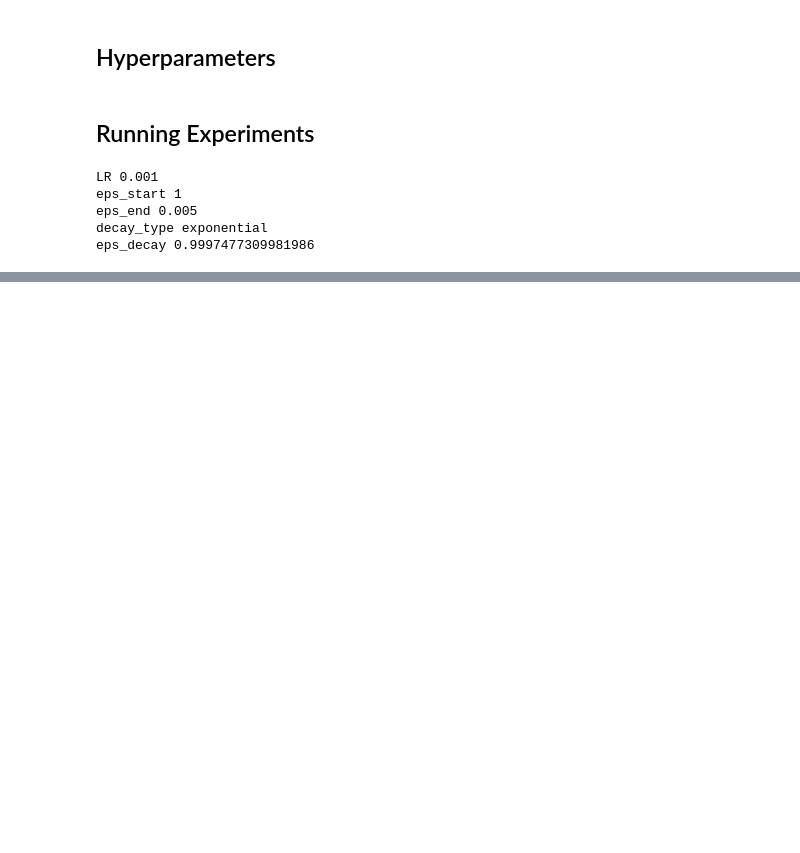
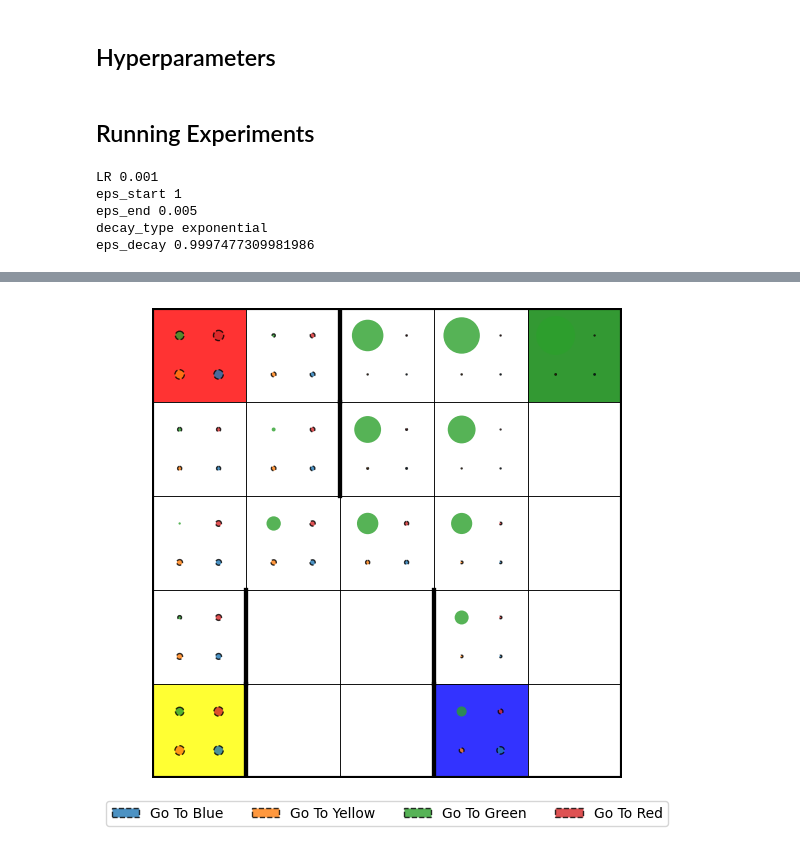
Before and after one commit to JG-0212/DA6400_RL_PA3, a Jupyter notebook: smdp_training.ipynb, the cells around one changed output, grey strips where cells are left out. Cells and saved outputs as stored; diff of their text form; code cells hidden in the pictures; blank space fills up the shorter version.

```diff
--- a/smdp_training.ipynb
+++ b/smdp_training.ipynb
@@ -69,14 +69,16 @@ def get_termination(source):
 
 initiation_set = [True for i in range(500)]
 
+color_map = {tu.RED:"Red", tu.GREEN:"Green", tu.YELLOW:"Yellow", tu.BLUE:"Blue"}
 options = [
     Option(index = i,
            initiation_set = initiation_set,
-           policy = MoveTaxiPolicy(tu.COLOR_TO_LOC[i]),
-           termination = get_termination(tu.COLOR_TO_LOC[i]),
-           seed=0
+           policy = MoveTaxiPolicy(tu.COLOR_TO_LOC[color]),
+           termination = get_termination(tu.COLOR_TO_LOC[color]),
+           seed=0,
+           label = f"Go To {color_map[color]}"
     )
-    for i in [tu.RED, tu.GREEN, tu.YELLOW, tu.BLUE]
+    for i, color in enumerate([tu.BLUE, tu.YELLOW, tu.GREEN, tu.RED])
 ]
 # %%
 env = gym.make('Taxi-v3', render_mode="rgb_array")
@@ -111,3 +115,41 @@ plot_test_results(smdp_results, [0])
 # %%
-Qtable = np.reshape(smdp_agent.Qtable, (5,5,5,4,4))
-np.argmax(Qtable[:,:,4,3,:], axis=-1)
+def vis(state, Qtable, option_labels=None):
+
+    taxi_row, taxi_col, passenger_location, destination = tu.decode_env_state(state)
+
+    fig, ax = plt.subplots(figsize=(5, 5))
+
+    tv.visualize_adjacency()
+    tv.visualize_locations()
+
+    option_values = Qtable[:,:,passenger_location, destination,:]
+    options = np.argmax(option_values, axis=-1)
+
+    # tv.visualize_options(options, option_labels)
+
+    tv.visualize_options_bubble_plot(option_values, option_labels, norm_axis=None)
+
+    # tv.visualize_heatmap(qvals)
+    # tv.visualize_taxi_passenger_destination(state)
+
+
+    fig.legend(loc="lower center", bbox_to_anchor=(0.5, -0.08), ncol=4, fontsize=10)
+
+    ax.set_xlim(0, 5)
+    ax.set_ylim(0, 5)
+    ax.set_aspect("equal")
+    ax.axis("off")
+    plt.gca().invert_yaxis()
+
+    plt.tight_layout()
+    plt.show()
+
+
+option_labels = {}
+for option in options:
+    option_labels[option.index] = option.label
+
+Qtable = np.reshape(smdp_agent.Qtable, (5,5,5,4,-1))
+vis(tu.encode_env_state(3, 3, tu.IN_TAXI, tu.GREEN), Qtable, option_labels)
+# %% [output]
+[figure, added]
```
Also changed, not shown: parts of 2 cells of this notebook, 3 other files.
